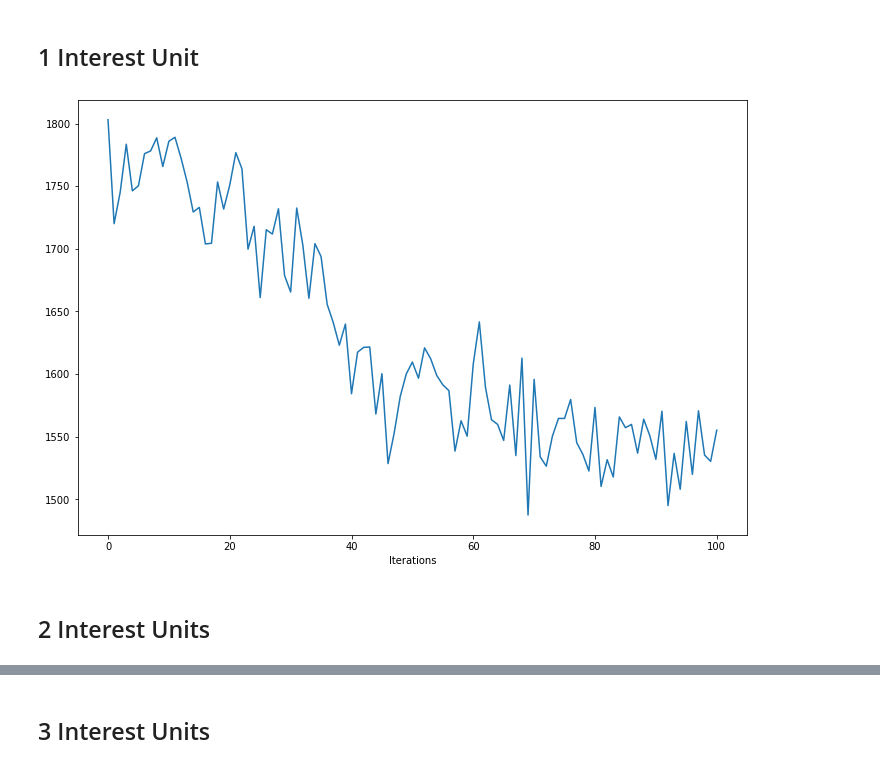
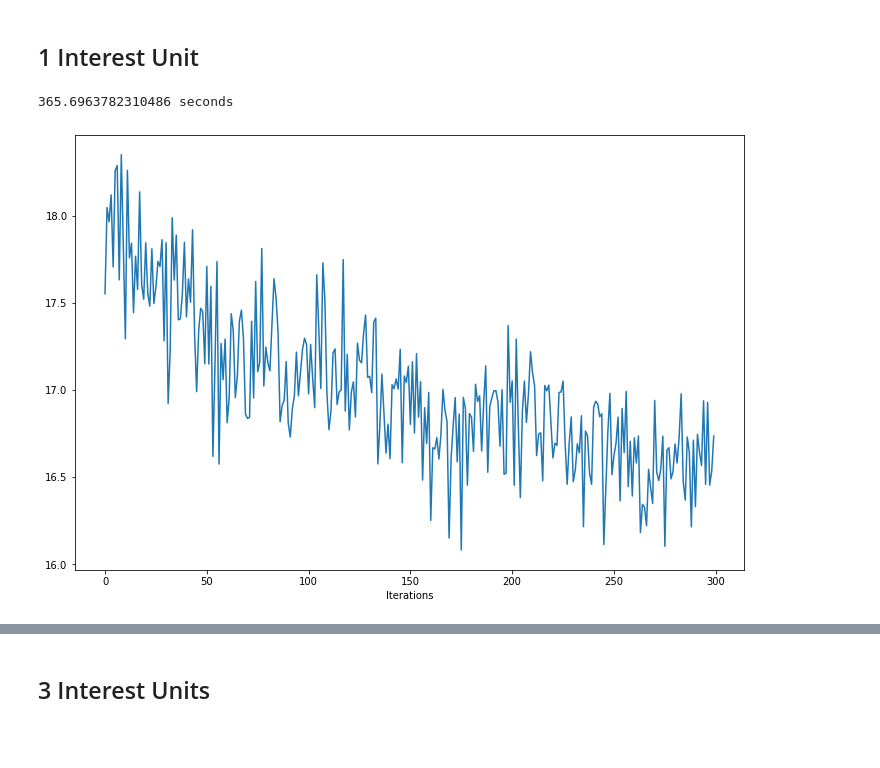
Before and after one commit to taylorhawks/globo-nonlinear-latent-factorization, a Jupyter notebook: Notebook.ipynb, the cells around one changed output, grey strips where cells are left out. Saved outputs shown, nothing was run; the diff lists cells and outputs as text; code cells hidden in the pictures; blank space fills up the shorter version.

```diff
--- a/Notebook.ipynb
+++ b/Notebook.ipynb
@@ -307,8 +307,7 @@ class NonlinearModel():
         def dJi(Ui,argmax_indices,Vd,Vdbar,T,hinge_param=1):
             '''
             Note that Ui has only the relevant vector (interest unit), while U has all vectors.
-
-
+            Steps are outlined below.
             '''
 
             #see if it adds up to more than 0, if it does, it counts toward the cost.
@@ -332,7 +331,7 @@ class NonlinearModel():
         @staticmethod
         def J(Ui,Vd,Vdbar,hinge_param=1):
             '''
-            description
+            Total cost calculation. Used if test=True.
             '''
             cost = hinge_param + np.tensordot(Ui,Vdbar,axes=(2,2))[0,0] - np.tensordot(Ui,Vd,axes=(2,2))[0,0]
             return np.sum(
@@ -453,12 +452,14 @@ class NonlinearModel():
 # %%
 nm = NonlinearModel(df_sample,embeddings,size=8, embeddings_size=250, T=1)
 start = time()
 nm.gradient_descent_nonlinear(
     test=True,
-    alpha=0.1,
-    max_iterations=100,
-    batch_size=16,
+    alpha=0.01,
+    max_iterations=300,
     test_size=128,
     hinge_param = 1,
 )
 print(time() - start, 'seconds')
+# %% [output]
+365.6963782310486 seconds
+[figure, added]
@@ -489,15 +465,0 @@ print(time() - start, 'seconds')
-# %%
-nm = NonlinearModel(df_sample,embeddings,size=8, embeddings_size=250, T=1)
-start = time()
-nm.gradient_descent_nonlinear(
-    test=True,
-    alpha=0.001,
-    max_iterations=100,
-    test_size=128,
-    hinge_param = 1,
-)
-print(time() - start, 'seconds')
-# %% [output]
-[figure, removed]
-# %% [markdown]
-## 2 Interest Units
```
Also changed, not shown: parts of 4 cells of this notebook, 1 other file.
